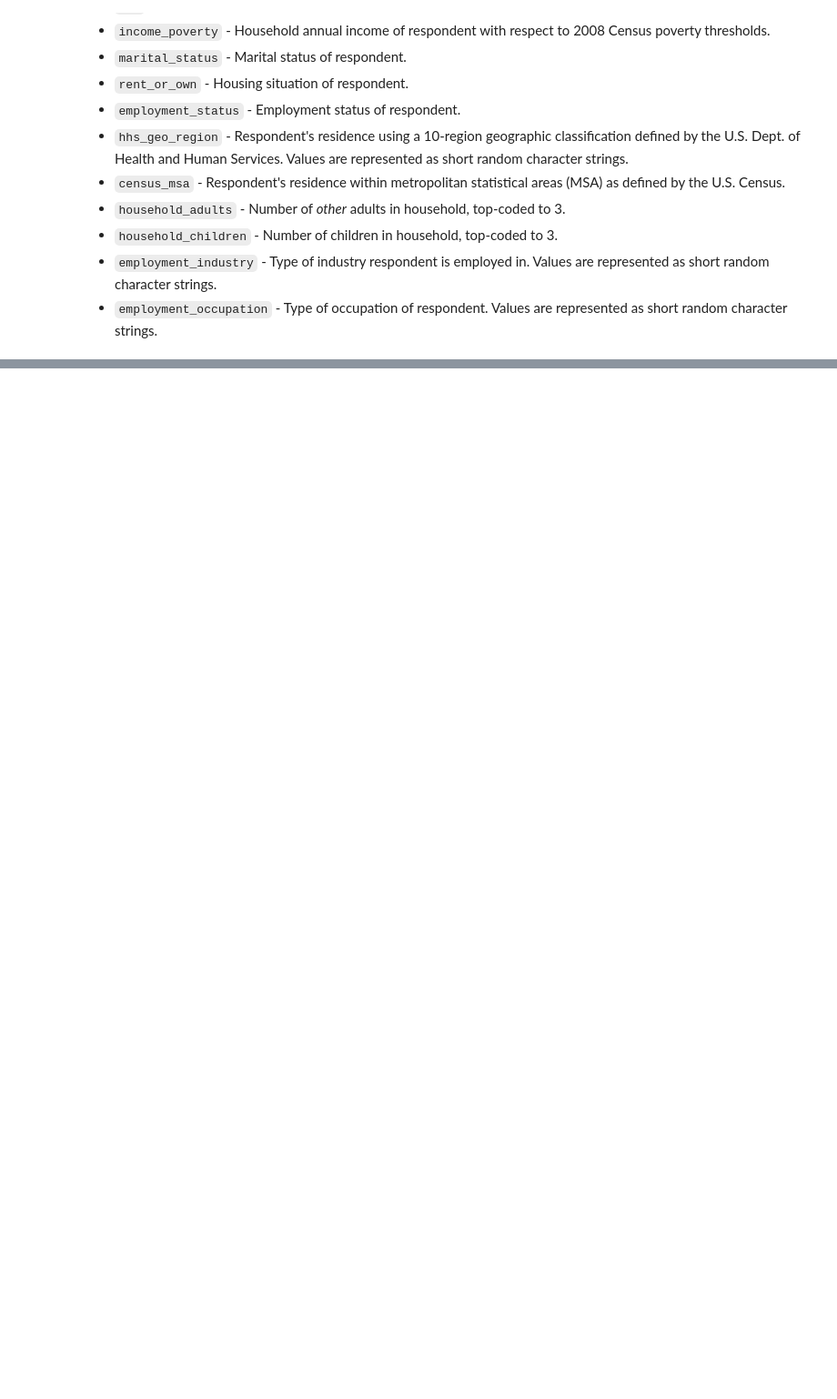
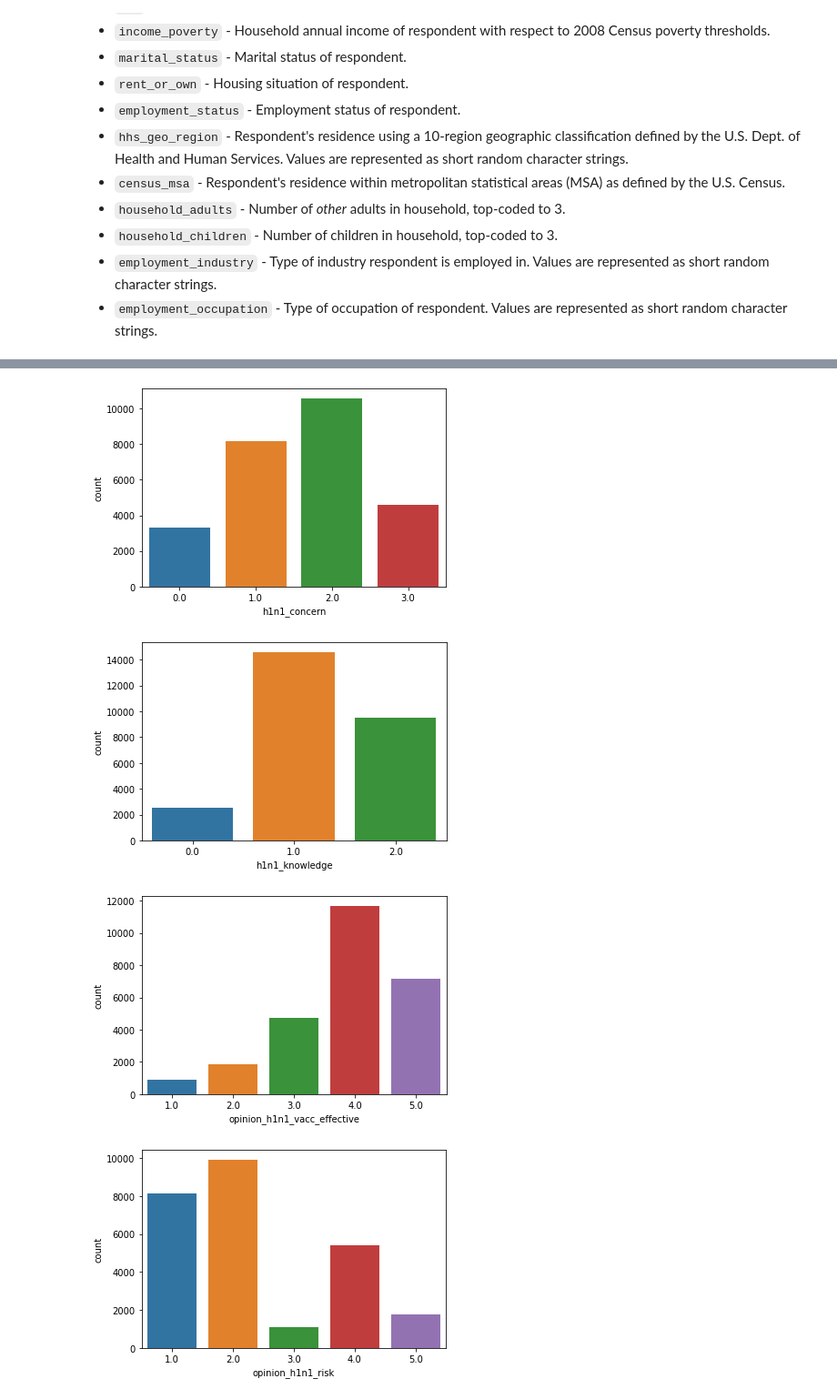
Before and after one commit to talanthier/h1n1-flu-vaccine-prediction, a Jupyter notebook: flu_exploration_01.ipynb, the cells around one changed output, grey strips where cells are left out. Shown at 91% size. Drawn from its saved outputs; the diff is of its cells as text; code cells hidden in the pictures; blank space fills up the shorter version.

```diff
--- a/flu_exploration_01.ipynb
+++ b/flu_exploration_01.ipynb
@@ -158,0 +192,9 @@ data[object_cols] = data[object_cols].fillna('missing') # fill missing as 'missi
+# %%
+for col in num_cols:
+    sns.countplot(data = data, x = col)
+    plt.show()
+# %% [output]
+[figure, added]
+[figure, added]
+[figure, added]
+[figure, added]
```
Also changed, not shown: parts of 14 cells of this notebook.
